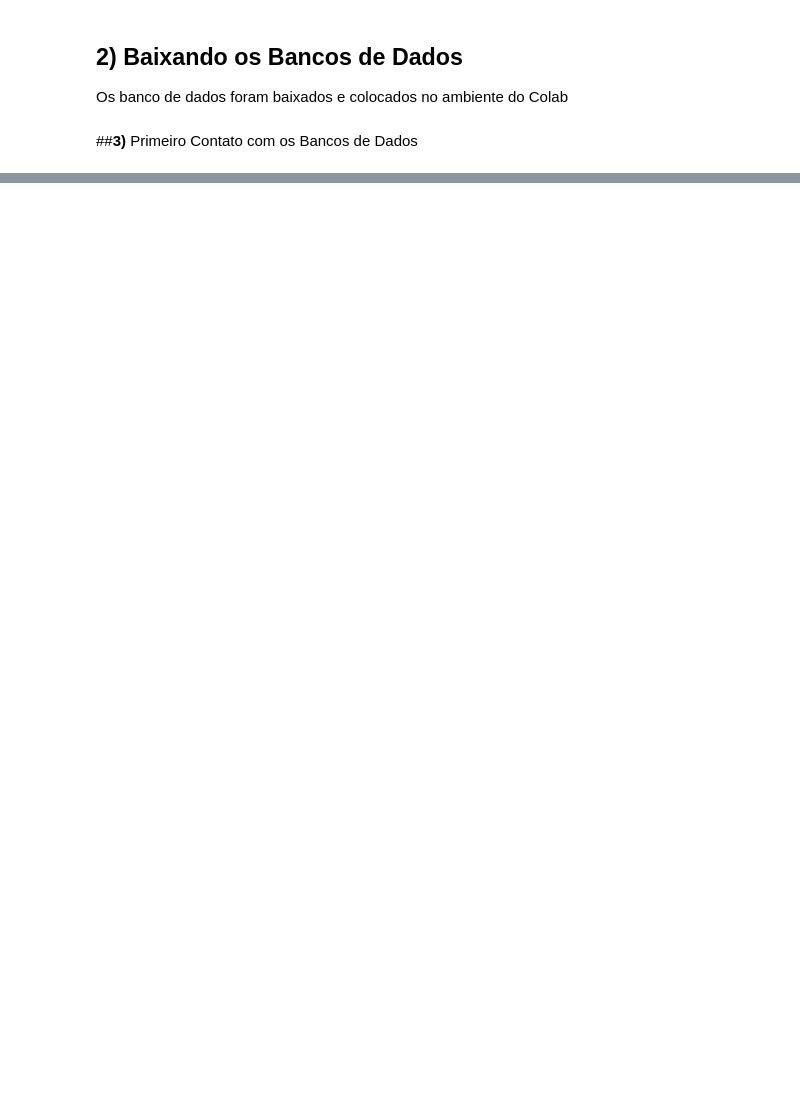
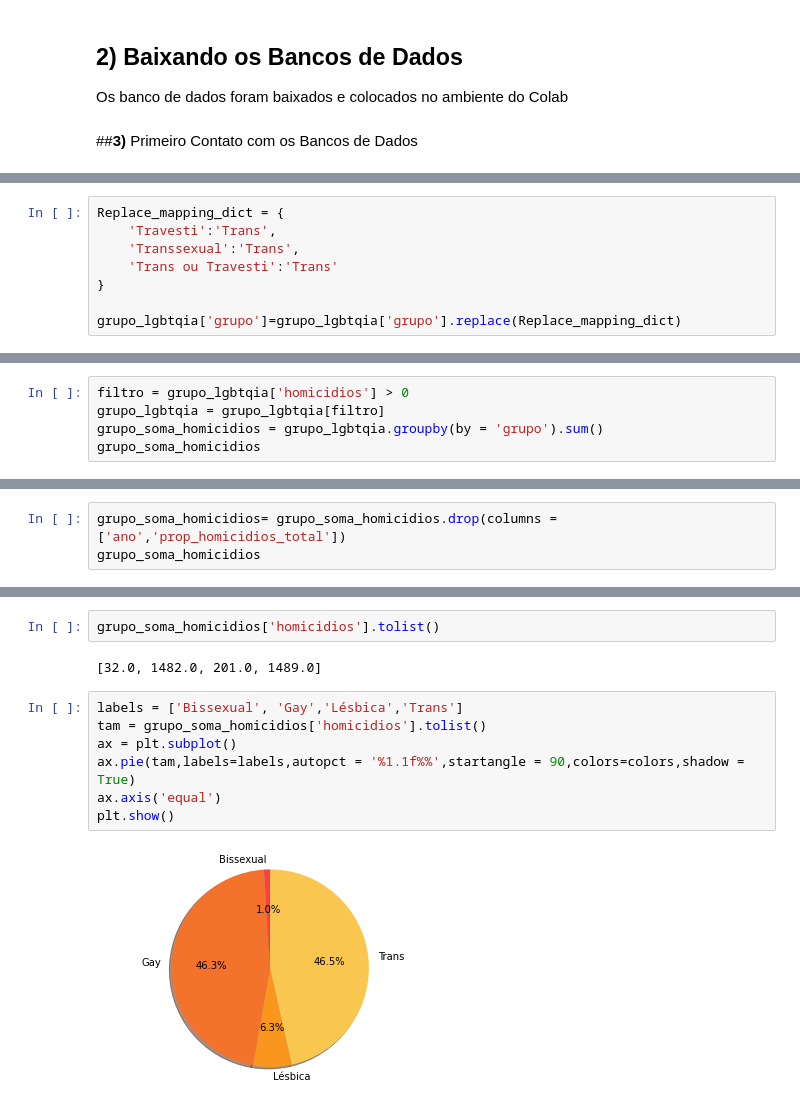
Before and after one commit to YasminForestti/Processo-seletivo-Analytica-2022, a Jupyter notebook: Obtenção_dos_dados.ipynb, the cells around one changed output, grey strips where cells are left out. Cells and saved outputs as stored; diff of their text form; blank space fills up the shorter version.

```diff
--- a/Obtenção_dos_dados.ipynb
+++ b/Obtenção_dos_dados.ipynb
@@ -115,0 +43,8 @@ local
+# %%
+Replace_mapping_dict = {
+    'Travesti':'Trans',
+    'Transsexual':'Trans',
+    'Trans ou Travesti':'Trans'
+}
+
+grupo_lgbtqia['grupo']=grupo_lgbtqia['grupo'].replace(Replace_mapping_dict)
@@ -115,0 +69,5 @@ local
+# %%
+filtro = grupo_lgbtqia['homicidios'] > 0
+grupo_lgbtqia = grupo_lgbtqia[filtro]
+grupo_soma_homicidios = grupo_lgbtqia.groupby(by = 'grupo').sum()
+grupo_soma_homicidios
@@ -115,0 +81,3 @@ local
+# %%
+grupo_soma_homicidios= grupo_soma_homicidios.drop(columns = ['ano','prop_homicidios_total'])
+grupo_soma_homicidios
@@ -115,0 +91,13 @@ local
+# %%
+grupo_soma_homicidios['homicidios'].tolist()
+# %% [output]
+[32.0, 1482.0, 201.0, 1489.0]
+# %%
+labels = ['Bissexual', 'Gay','Lésbica','Trans']
+tam = grupo_soma_homicidios['homicidios'].tolist()
+ax = plt.subplot()
+ax.pie(tam,labels=labels,autopct = '%1.1f%%',startangle = 90,colors=colors,shadow = True)
+ax.axis('equal')
+plt.show()
+# %% [output]
+[figure, added]
```
Also changed, not shown: parts of 15 cells of this notebook.
